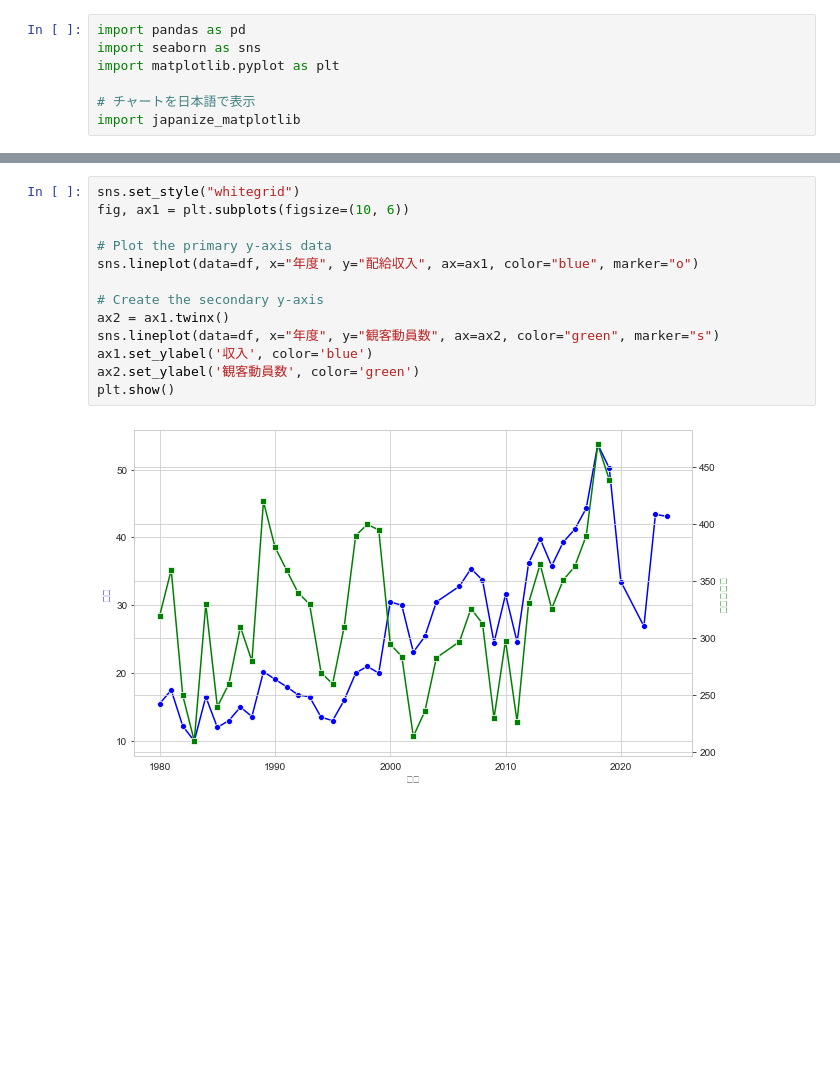
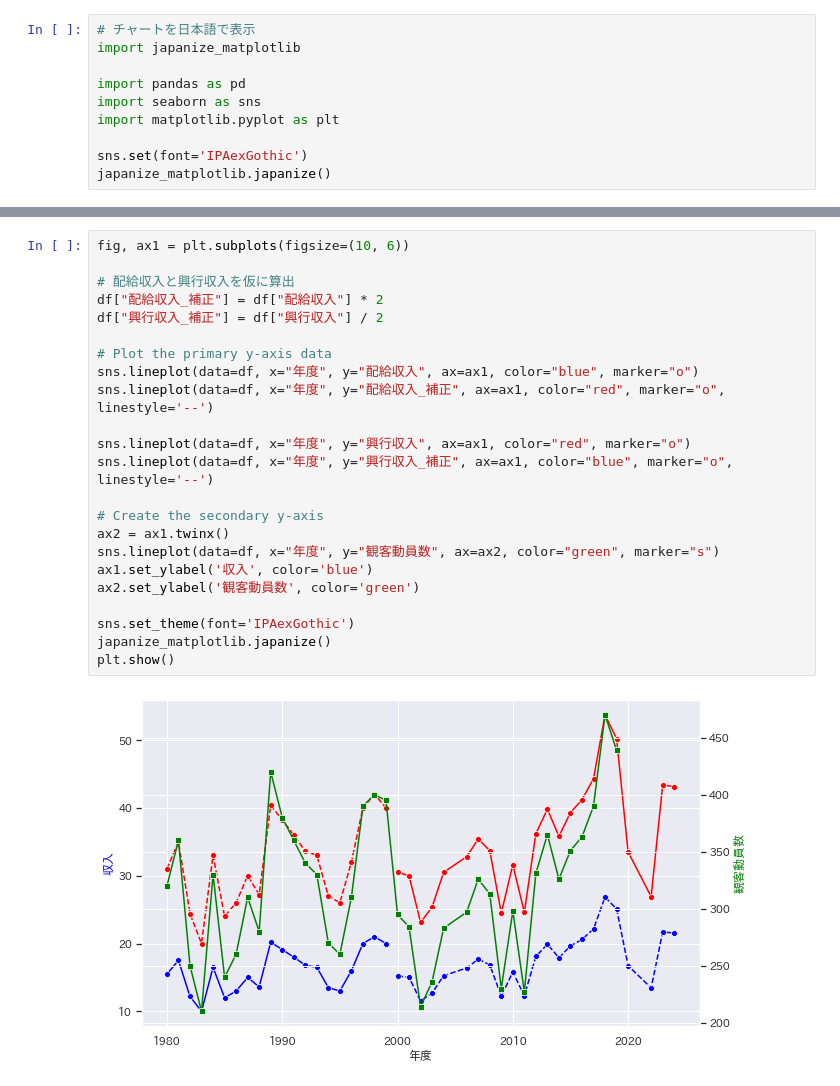
Before and after one commit to motttey/doraemon-machine-learning, a Jupyter notebook: doraeiga_data_analysis.ipynb, the cells around one changed output, grey strips where cells are left out. Drawn from its saved outputs; the diff is of its cells as text; blank space fills up the shorter version.

```diff
--- a/doraeiga_data_analysis.ipynb
+++ b/doraeiga_data_analysis.ipynb
@@ -1,10 +1,13 @@
 # %%
+# チャートを日本語で表示
+import japanize_matplotlib
+
 import pandas as pd
 import seaborn as sns
 import matplotlib.pyplot as plt
 
-# チャートを日本語で表示
-import japanize_matplotlib
+sns.set(font='IPAexGothic')
+japanize_matplotlib.japanize()
 # %%
 df = pd.read_csv('doraeiga.csv')
 df.head()
@@ -18,15 +21,25 @@ df.head()
 # %%
-sns.set_style("whitegrid")
 fig, ax1 = plt.subplots(figsize=(10, 6))
+
+# 配給収入と興行収入を仮に算出
+df["配給収入_補正"] = df["配給収入"] * 2
+df["興行収入_補正"] = df["興行収入"] / 2
 
 # Plot the primary y-axis data
 sns.lineplot(data=df, x="年度", y="配給収入", ax=ax1, color="blue", marker="o")
+sns.lineplot(data=df, x="年度", y="配給収入_補正", ax=ax1, color="red", marker="o", linestyle='--')
+
+sns.lineplot(data=df, x="年度", y="興行収入", ax=ax1, color="red", marker="o")
+sns.lineplot(data=df, x="年度", y="興行収入_補正", ax=ax1, color="blue", marker="o", linestyle='--')
 
 # Create the secondary y-axis
 ax2 = ax1.twinx()
 sns.lineplot(data=df, x="年度", y="観客動員数", ax=ax2, color="green", marker="s")
 ax1.set_ylabel('収入', color='blue')
 ax2.set_ylabel('観客動員数', color='green')
+
+sns.set_theme(font='IPAexGothic')
+japanize_matplotlib.japanize()
 plt.show()
 # %% [output]
-[figure, old version]
+[figure, new version]
```
Also changed, not shown: parts of 3 cells of this notebook.
